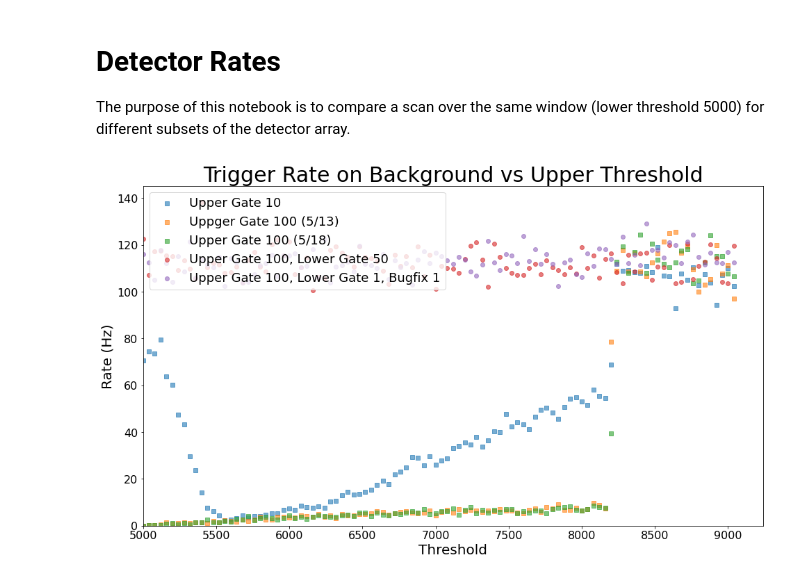
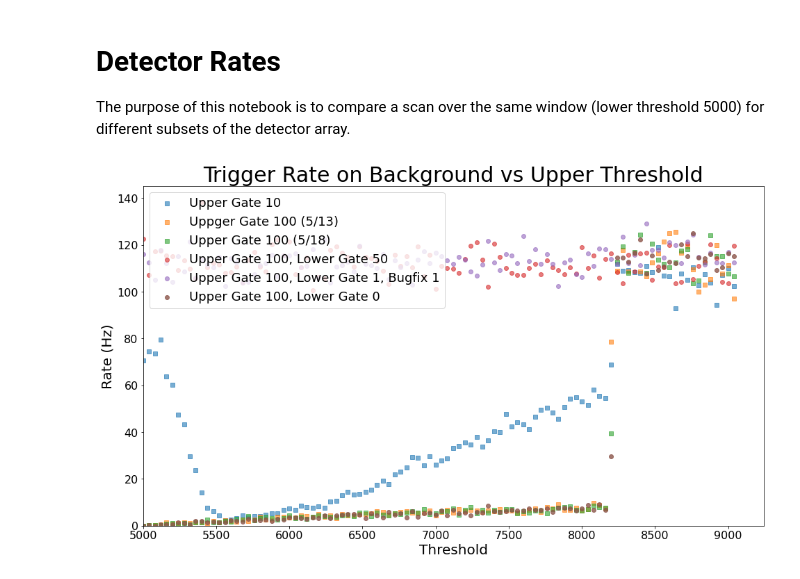
Before and after one commit to villano-lab/NaI_Array_Firmware, a Jupyter notebook: test_firmwares/UniversalTrigger1A/Detector_Rates.ipynb, the cells around one changed output. Saved outputs shown, nothing was run; the diff lists cells and outputs as text; code cells hidden in the pictures.

Commit message:
Add data from run with lower gate at 0. Finally got something shaped like the old data, so seems something goes wrong in firmware when gate is nonzero...

```diff
--- a/test_firmwares/UniversalTrigger1A/Detector_Rates.ipynb
+++ b/test_firmwares/UniversalTrigger1A/Detector_Rates.ipynb
@@ -12,26 +12,28 @@ original100 = pd.read_csv('../UniversalTrigger1/data/NaIscanwindow_20220513_all_
 new = pd.read_csv('data/NaIscanwindow_20220517_out.csv')
 mimic = pd.read_csv('data/NaIscanwindow_20220517_2_out.csv')
 rerun = pd.read_csv('../UniversalTrigger1/data/NaIscanwindow_20220518_UT1_out.csv')
+lower0 = pd.read_csv('data/NaIscanwindow_20220526_out.csv')
 
 x = original.iloc[:,0] #All data is taken over the same set of x values
 # %%
 plt.figure(figsize=(16,9))
 
 plt.scatter(x,original.iloc[:,1],label="Upper Gate 10",alpha=0.6,marker='s')
 plt.scatter(x,original100.iloc[:,1],label="Uppger Gate 100 (5/13)",alpha=0.6,marker='s')
 plt.scatter(x,rerun.iloc[:,1],label="Upper Gate 100 (5/18)",alpha=0.6,marker='s')
 plt.scatter(x,new.iloc[:,1],label="Upper Gate 100, Lower Gate 50",alpha=0.6)
 plt.scatter(x,mimic.iloc[:,1],label="Upper Gate 100, Lower Gate 1, Bugfix 1",alpha=0.6)
+plt.scatter(x,lower0.iloc[:,1],label="Upper Gate 100, Lower Gate 0",alpha=0.8)
 
 plt.xlabel("Threshold",size=20)
 plt.ylabel("Rate (Hz)",size=20)
 plt.title("Trigger Rate on Background vs Upper Threshold",size=30)
 plt.rc('xtick', labelsize=16) #fontsize of the x tick labels
 plt.rc('ytick', labelsize=16) #fontsize of the y tick labels
 plt.xlim(5000)
 plt.ylim(0)
 
 plt.legend(fontsize=18,loc='upper left')
 plt.show()
 # %% [output]
-[figure, old version]
+[figure, new version]
```
Also changed, not shown: 1 other file.
